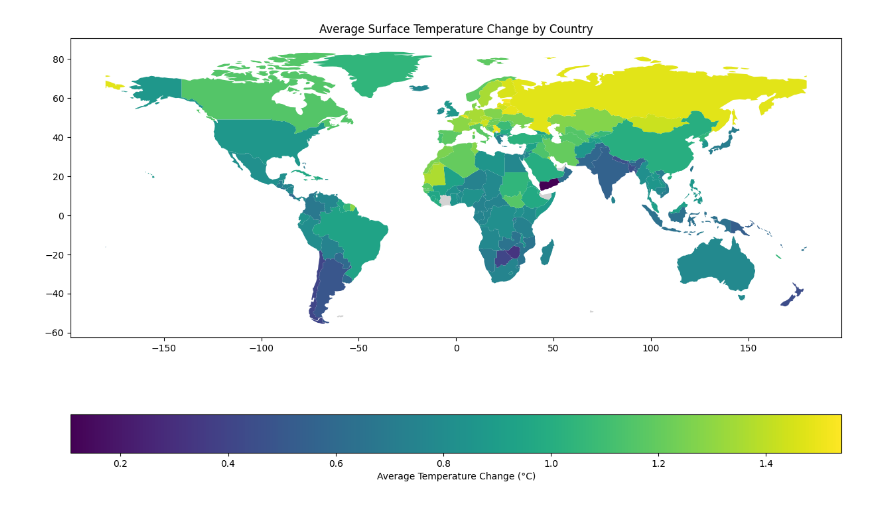
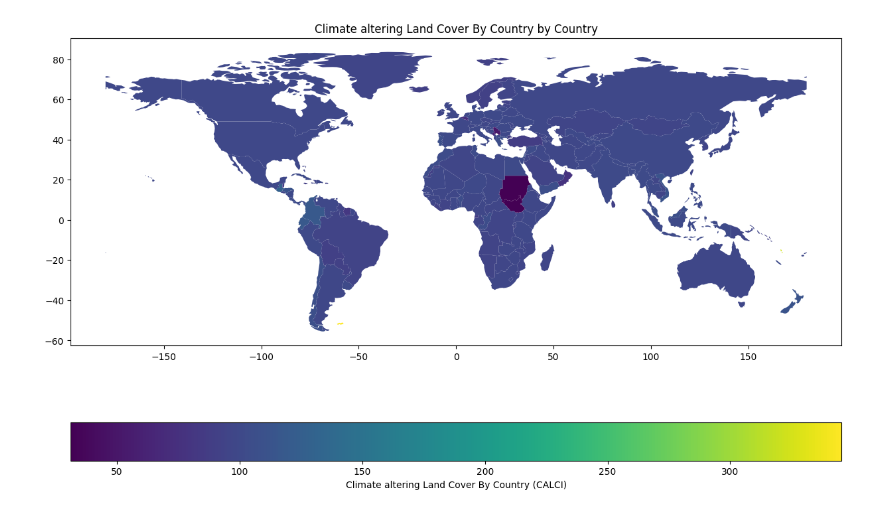
Before and after one commit to jvalue/made-template, a Jupyter notebook: project/data_analysis.ipynb, the cells around one changed output. Drawn from its saved outputs; the diff is of its cells as text; code cells hidden in the pictures.

```diff
--- a/project/data_analysis.ipynb
+++ b/project/data_analysis.ipynb
@@ -79,6 +78,8 @@ plot_compare_countries_temperature_trend(annual_surface_temp_change_df, 'Afghani
-# %%
-merged_data = prepare_temperature_change_data_for_maps(annual_surface_temp_change_df)
-
-plot_average_temperature_change_map(merged_data)
-# %% [output]
-[figure, removed]
+# %%
+reshaped_df = reshape_land_cover_data(land_cover_alteration_df)
+merged_data_land = prepare_data_for_maps(reshaped_df,3)
+# %%
+plot_average_value_map(merged_data_land[merged_data_land["Climate_Influence"]=="Climate altering"],
+                                        label_and_unit="Climate altering Land Cover By Country (CALCI)")
+# %% [output]
+[figure, added]
```
Also changed, not shown: parts of 19 cells of this notebook.
